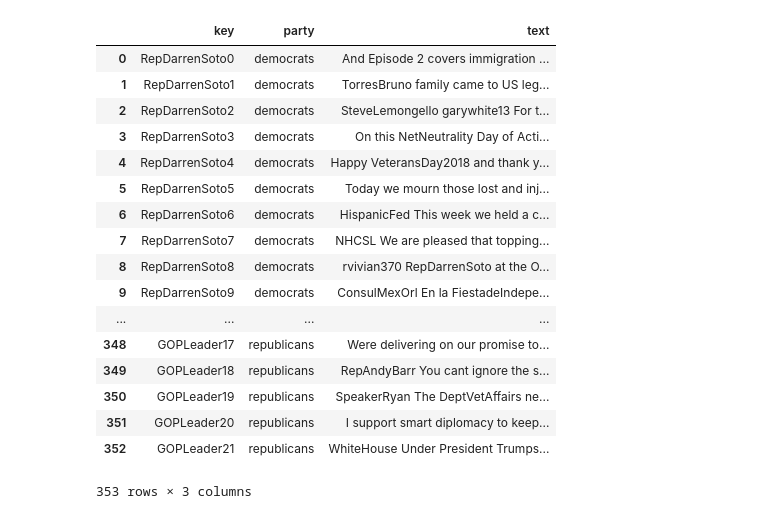
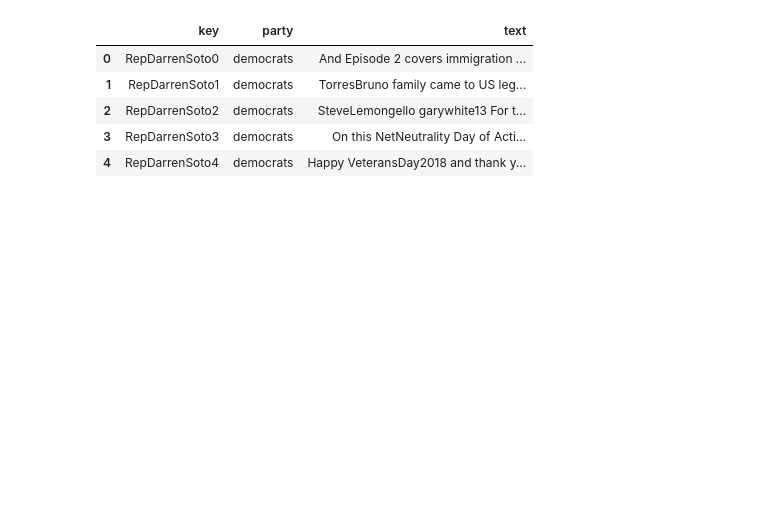
Before and after one commit to vikky4585/Project-LeftRightCenter, a Jupyter notebook: LIWCData.ipynb, the cells around one changed output. Drawn from its saved outputs; the diff is of its cells as text; code cells hidden in the pictures; blank space fills up the shorter version.

```diff
--- a/LIWCData.ipynb
+++ b/LIWCData.ipynb
@@ -7,26 +7,15 @@ headers={'X-API-KEY': x_api_key, 'X-API-SECRET-KEY':x_api_secret_key}
 # %%
 df = pd.read_csv('compact_tweets.csv')
 df = df.drop(columns=['Unnamed: 0'])
 df.reset_index(drop=True)
+df.head()
 # %% [output]
 |  | key | party | text |
 | 0 | RepDarrenSoto0 | democrats | And Episode 2 covers immigration ... |
 | 1 | RepDarrenSoto1 | democrats | TorresBruno family came to US leg... |
 | 2 | RepDarrenSoto2 | democrats | SteveLemongello garywhite13 For t... |
 | 3 | RepDarrenSoto3 | democrats | On this NetNeutrality Day of Acti... |
 | 4 | RepDarrenSoto4 | democrats | Happy VeteransDay2018 and thank y... |
-| 5 | RepDarrenSoto5 | democrats | Today we mourn those lost and inj... |
-| 6 | RepDarrenSoto6 | democrats | HispanicFed This week we held a c... |
-| 7 | RepDarrenSoto7 | democrats | NHCSL We are pleased that topping... |
-| 8 | RepDarrenSoto8 | democrats | rvivian370 RepDarrenSoto at the O... |
-| 9 | RepDarrenSoto9 | democrats | ConsulMexOrl En la FiestadeIndepe... |
-| ... | ... | ... | ... |
-| 348 | GOPLeader17 | republicans | Were delivering on our promise to... |
-| 349 | GOPLeader18 | republicans | RepAndyBarr You cant ignore the s... |
-| 350 | GOPLeader19 | republicans | SpeakerRyan The DeptVetAffairs ne... |
-| 351 | GOPLeader20 | republicans | I support smart diplomacy to keep... |
-| 352 | GOPLeader21 | republicans | WhiteHouse Under President Trumps... |
-353 rows × 3 columns
 # %%
 def payload(text):
     payload = {}
```
Also changed, not shown: parts of 11 cells of this notebook, 3 other files.
